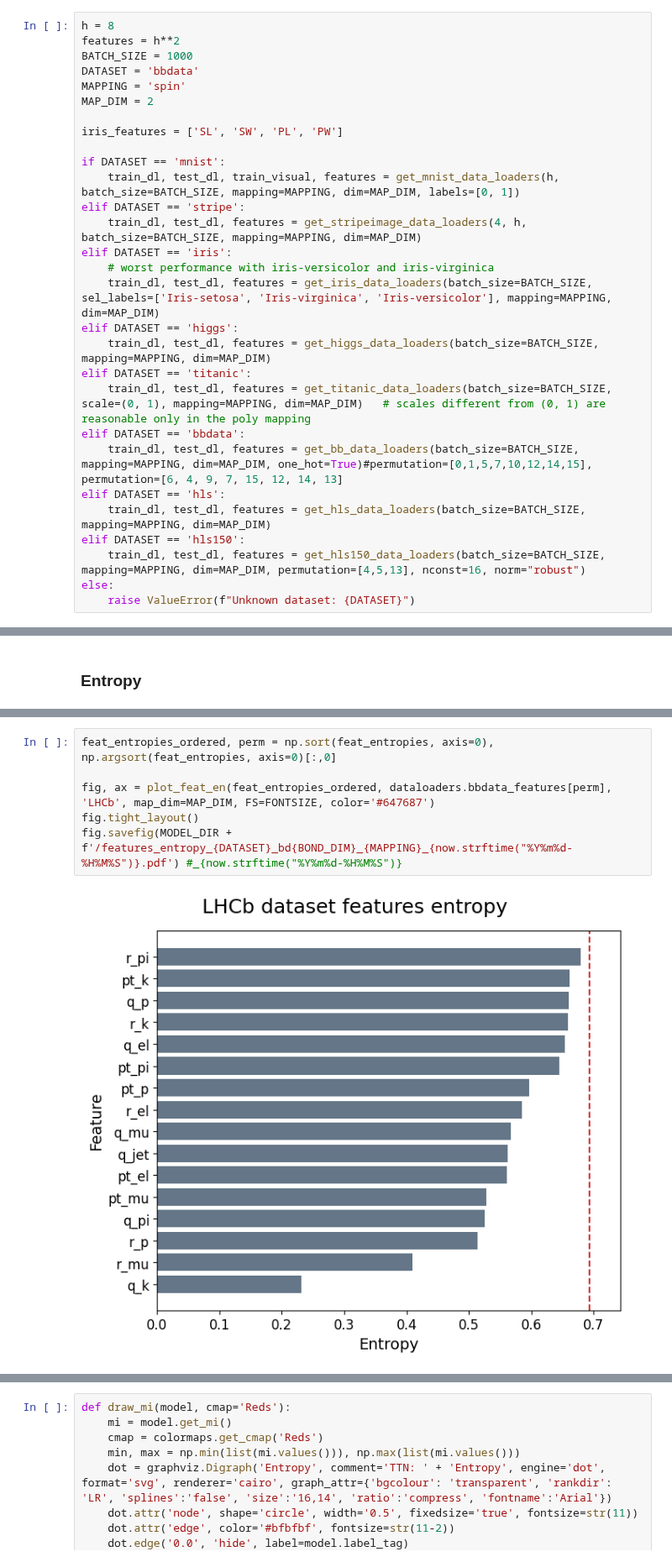
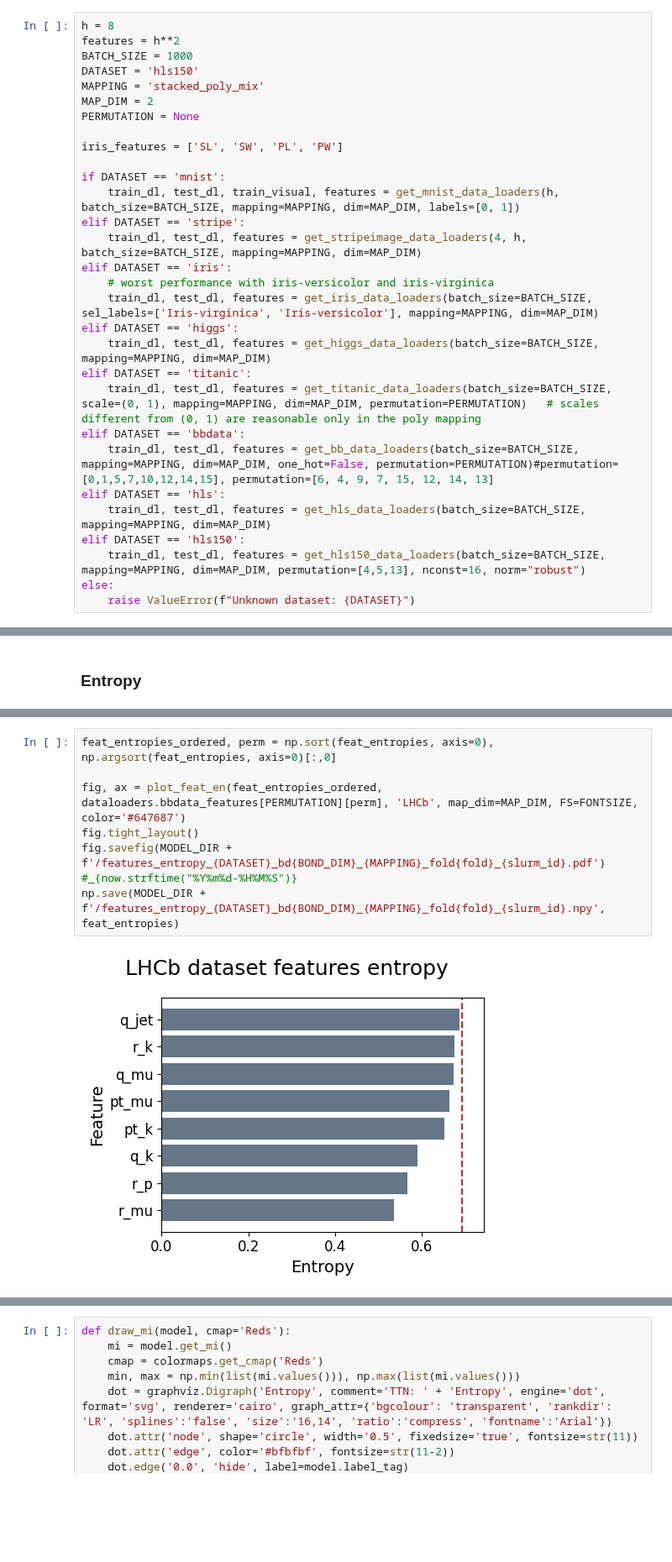
Before and after one commit to c0pp1/TTN4HEP, a Jupyter notebook: myttnlibrary.ipynb, the cells around one changed output, grey strips where cells are left out. Shown at 84% size. Saved outputs shown, nothing was run; the diff lists cells and outputs as text; blank space fills up the shorter version.

```diff
--- a/myttnlibrary.ipynb
+++ b/myttnlibrary.ipynb
@@ -249,9 +249,10 @@ plt.imshow(train[0], cmap='gray')
 h = 8
 features = h**2
 BATCH_SIZE = 1000
-DATASET = 'bbdata'
-MAPPING = 'spin'
+DATASET = 'hls150'
+MAPPING = 'stacked_poly_mix'
 MAP_DIM = 2
+PERMUTATION = None
 
 iris_features = ['SL', 'SW', 'PL', 'PW']
 
@@ -261,13 +262,13 @@ elif DATASET == 'stripe':
     train_dl, test_dl, features = get_stripeimage_data_loaders(4, h, batch_size=BATCH_SIZE, mapping=MAPPING, dim=MAP_DIM)
 elif DATASET == 'iris':
     # worst performance with iris-versicolor and iris-virginica
-    train_dl, test_dl, features = get_iris_data_loaders(batch_size=BATCH_SIZE, sel_labels=['Iris-setosa', 'Iris-virginica', 'Iris-versicolor'], mapping=MAPPING, dim=MAP_DIM)
+    train_dl, test_dl, features = get_iris_data_loaders(batch_size=BATCH_SIZE, sel_labels=['Iris-virginica', 'Iris-versicolor'], mapping=MAPPING, dim=MAP_DIM)
 elif DATASET == 'higgs':
     train_dl, test_dl, features = get_higgs_data_loaders(batch_size=BATCH_SIZE, mapping=MAPPING, dim=MAP_DIM)
 elif DATASET == 'titanic':
-    train_dl, test_dl, features = get_titanic_data_loaders(batch_size=BATCH_SIZE, scale=(0, 1), mapping=MAPPING, dim=MAP_DIM)   # scales different from (0, 1) are reasonable only in the poly mapping
+    train_dl, test_dl, features = get_titanic_data_loaders(batch_size=BATCH_SIZE, scale=(0, 1), mapping=MAPPING, dim=MAP_DIM, permutation=PERMUTATION)   # scales different from (0, 1) are reasonable only in the poly mapping
 elif DATASET == 'bbdata':
-    train_dl, test_dl, features = get_bb_data_loaders(batch_size=BATCH_SIZE, mapping=MAPPING, dim=MAP_DIM, one_hot=True)#permutation=[0,1,5,7,10,12,14,15], permutation=[6, 4, 9, 7, 15, 12, 14, 13]
+    train_dl, test_dl, features = get_bb_data_loaders(batch_size=BATCH_SIZE, mapping=MAPPING, dim=MAP_DIM, one_hot=False, permutation=PERMUTATION)#permutation=[0,1,5,7,10,12,14,15], permutation=[6, 4, 9, 7, 15, 12, 14, 13]
 elif DATASET == 'hls':
     train_dl, test_dl, features = get_hls_data_loaders(batch_size=BATCH_SIZE, mapping=MAPPING, dim=MAP_DIM)
 elif DATASET == 'hls150':
@@ -719,8 +763,9 @@ list(zip(feat_entropies, titanic_features))
 # %%
 feat_entropies_ordered, perm = np.sort(feat_entropies, axis=0), np.argsort(feat_entropies, axis=0)[:,0]
 
-fig, ax = plot_feat_en(feat_entropies_ordered, dataloaders.bbdata_features[perm], 'LHCb', map_dim=MAP_DIM, FS=FONTSIZE, color='#647687')
+fig, ax = plot_feat_en(feat_entropies_ordered, dataloaders.bbdata_features[PERMUTATION][perm], 'LHCb', map_dim=MAP_DIM, FS=FONTSIZE, color='#647687')
 fig.tight_layout()
-fig.savefig(MODEL_DIR + f'/features_entropy_{DATASET}_bd{BOND_DIM}_{MAPPING}_{now.strftime("%Y%m%d-%H%M%S")}.pdf') #_{now.strftime("%Y%m%d-%H%M%S")}
+fig.savefig(MODEL_DIR + f'/features_entropy_{DATASET}_bd{BOND_DIM}_{MAPPING}_fold{fold}_{slurm_id}.pdf') #_{now.strftime("%Y%m%d-%H%M%S")}
+np.save(MODEL_DIR + f'/features_entropy_{DATASET}_bd{BOND_DIM}_{MAPPING}_fold{fold}_{slurm_id}.npy', feat_entropies)
 # %% [output]
-[figure, old version]
+[figure, new version]
```
Also changed, not shown: parts of 38 cells of this notebook, 6 other files.
